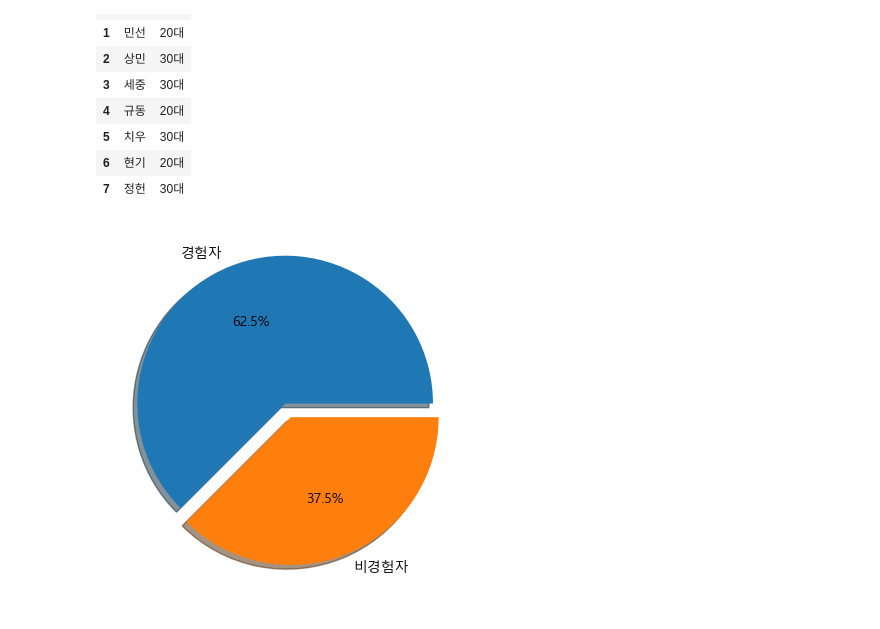
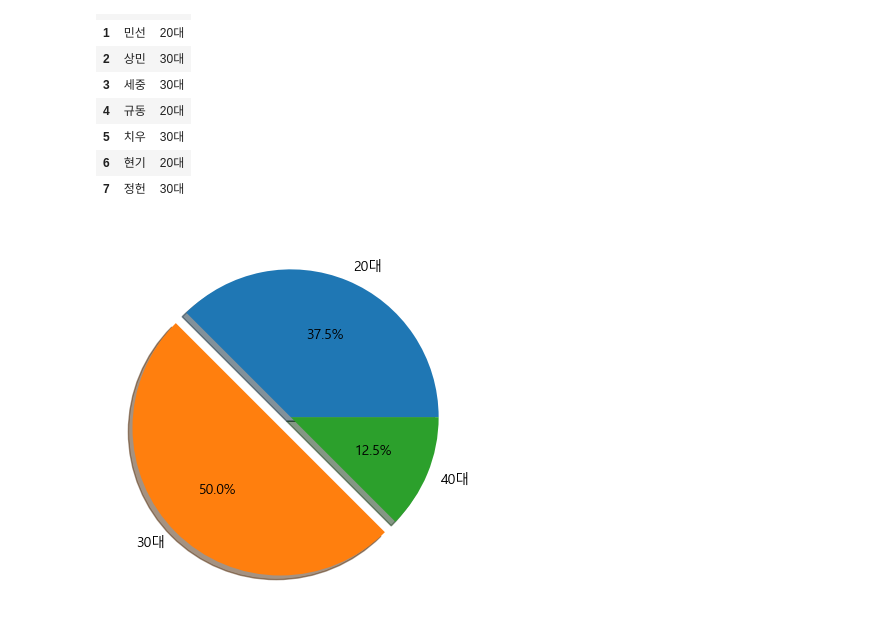
Before and after one commit to epata94/NewDataScience, a Jupyter notebook: 02_ETL/03_Data_Format/4. XML/Student_info_Parsing3.ipynb, the cells around one changed output. Saved outputs shown, nothing was run; the diff lists cells and outputs as text; code cells hidden in the pictures.

```diff
--- a/02_ETL/03_Data_Format/4. XML/Student_info_Parsing3.ipynb
+++ b/02_ETL/03_Data_Format/4. XML/Student_info_Parsing3.ipynb
@@ -1,6 +1,17 @@
 # %%
 from xml.etree.ElementTree import parse
 import pandas as pd
+import numpy as np
+import matplotlib.pyplot as plt
+import seaborn as sns
+from matplotlib import font_manager,rc
+
+import random
+
+font_location = "C:\Windows\Fonts\malgun.ttf"
+font_name = font_manager.FontProperties(fname=font_location).get_name()
+rc('font',family=font_name)
+plt.rcParams['axes.unicode_minus'] = False
 # %%
 def student_xml_to_df():
     tree = parse("students_info.xml")
@@ -283,9 +307,9 @@ df6
 | 6 | 현기 | 20대 |
 | 7 | 정헌 | 30대 |
 # %%
-age_analysis = df5.groupby('컴퓨터언어').count()
-explode = (0.1,0)
-plt.pie(age_analysis['이름'],labels=age_analysis.index, autopct='%.1f%%', explode=explode, shadow=True)
+age_analysis = df6.groupby('나이').count()
+explode = (0,0.1,0)
+plt.pie(age_analysis['이름'],labels=age_analysis.index, autopct='%.1f%%', shadow=True, explode=explode)
 plt.show()
 # %% [output]
-[figure, old version]
+[figure, new version]
```
Also changed, not shown: parts of 2 cells of this notebook, 20 other files.
